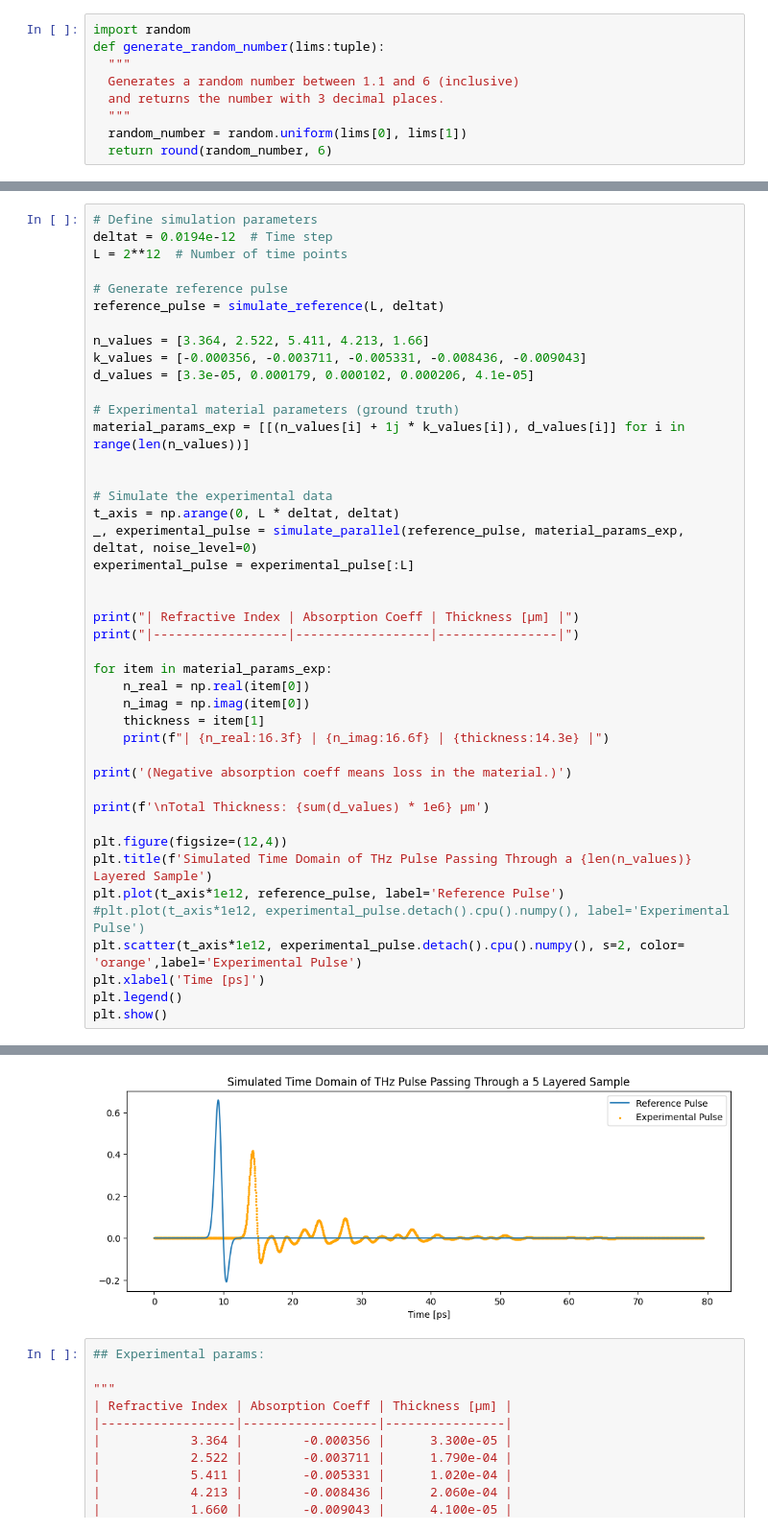
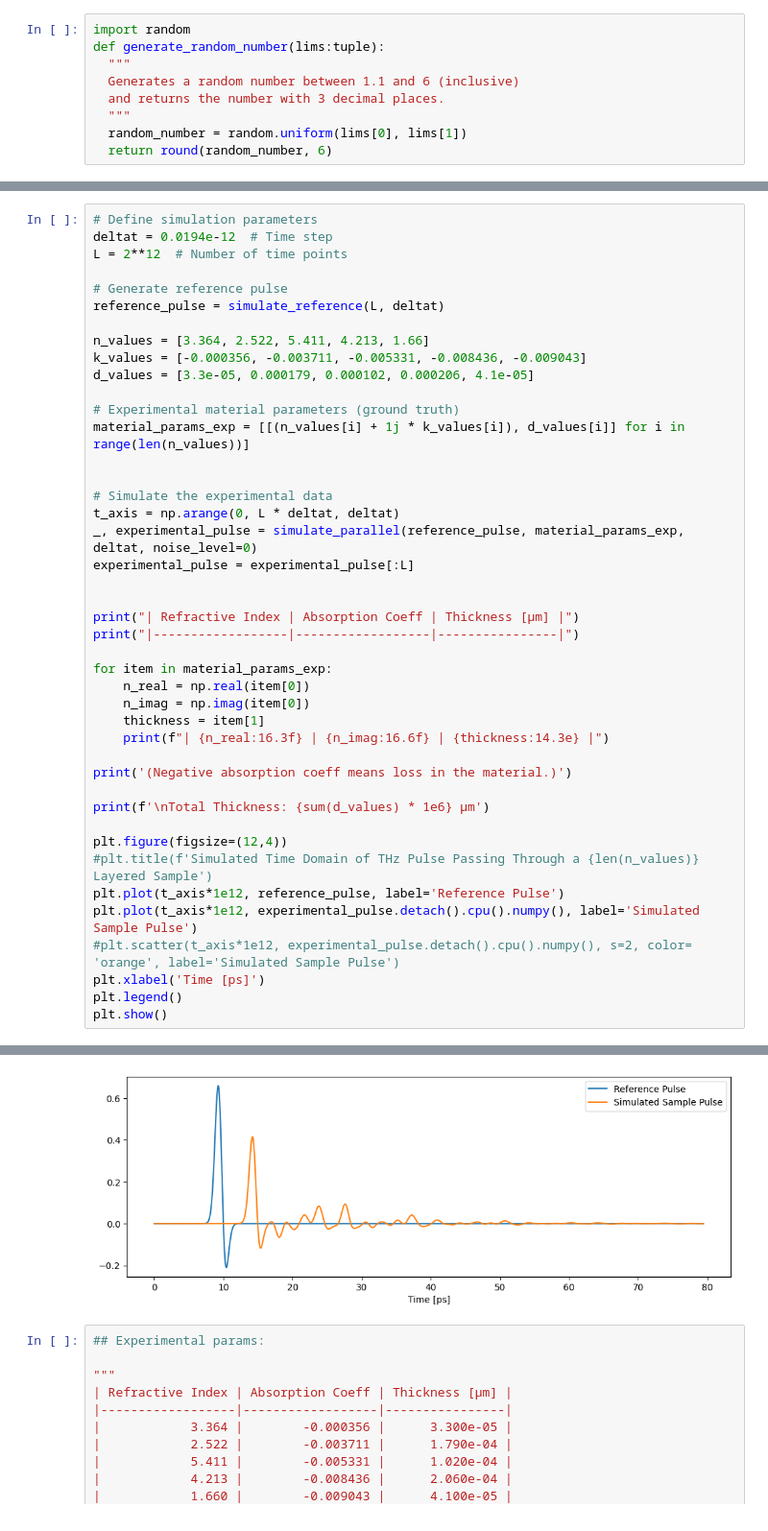
Before and after one commit to tls54/THz-TDS, a Jupyter notebook: Transfer Matrix Method/5_layer_simulated.ipynb, the cells around one changed output, grey strips where cells are left out. Shown at 96% size. Saved outputs shown, nothing was run; the diff lists cells and outputs as text.

```diff
--- a/Transfer Matrix Method/5_layer_simulated.ipynb
+++ b/Transfer Matrix Method/5_layer_simulated.ipynb
@@ -55,37 +55,37 @@ experimental_pulse = experimental_pulse[:L]
 
 print("| Refractive Index | Absorption Coeff | Thickness [µm] |")
 print("|------------------|------------------|----------------|")
 
 for item in material_params_exp:
     n_real = np.real(item[0])
     n_imag = np.imag(item[0])
     thickness = item[1]
     print(f"| {n_real:16.3f} | {n_imag:16.6f} | {thickness:14.3e} |")
 
 print('(Negative absorption coeff means loss in the material.)')
 
 print(f'\nTotal Thickness: {sum(d_values) * 1e6} µm')
 
 plt.figure(figsize=(12,4))
-plt.title(f'Simulated Time Domain of THz Pulse Passing Through a {len(n_values)} Layered Sample')
+#plt.title(f'Simulated Time Domain of THz Pulse Passing Through a {len(n_values)} Layered Sample')
 plt.plot(t_axis*1e12, reference_pulse, label='Reference Pulse')
-#plt.plot(t_axis*1e12, experimental_pulse.detach().cpu().numpy(), label='Experimental Pulse')
-plt.scatter(t_axis*1e12, experimental_pulse.detach().cpu().numpy(), s=2, color= 'orange',label='Experimental Pulse')
+plt.plot(t_axis*1e12, experimental_pulse.detach().cpu().numpy(), label='Simulated Sample Pulse')
+#plt.scatter(t_axis*1e12, experimental_pulse.detach().cpu().numpy(), s=2, color= 'orange', label='Simulated Sample Pulse')
 plt.xlabel('Time [ps]')
 plt.legend()
 plt.show()
 # %% [output]
 | Refractive Index | Absorption Coeff | Thickness [µm] |
 |------------------|------------------|----------------|
 |            3.364 |        -0.000356 |      3.300e-05 |
 |            2.522 |        -0.003711 |      1.790e-04 |
 |            5.411 |        -0.005331 |      1.020e-04 |
 |            4.213 |        -0.008436 |      2.060e-04 |
 |            1.660 |        -0.009043 |      4.100e-05 |
 (Negative absorption coeff means loss in the material.)
 
 Total Thickness: 561.0 µm
-[figure, old version]
+[figure, new version]
 # %%
 ## Experimental params:
 
```
Also changed, not shown: parts of 2 cells of this notebook, 4 other files.
